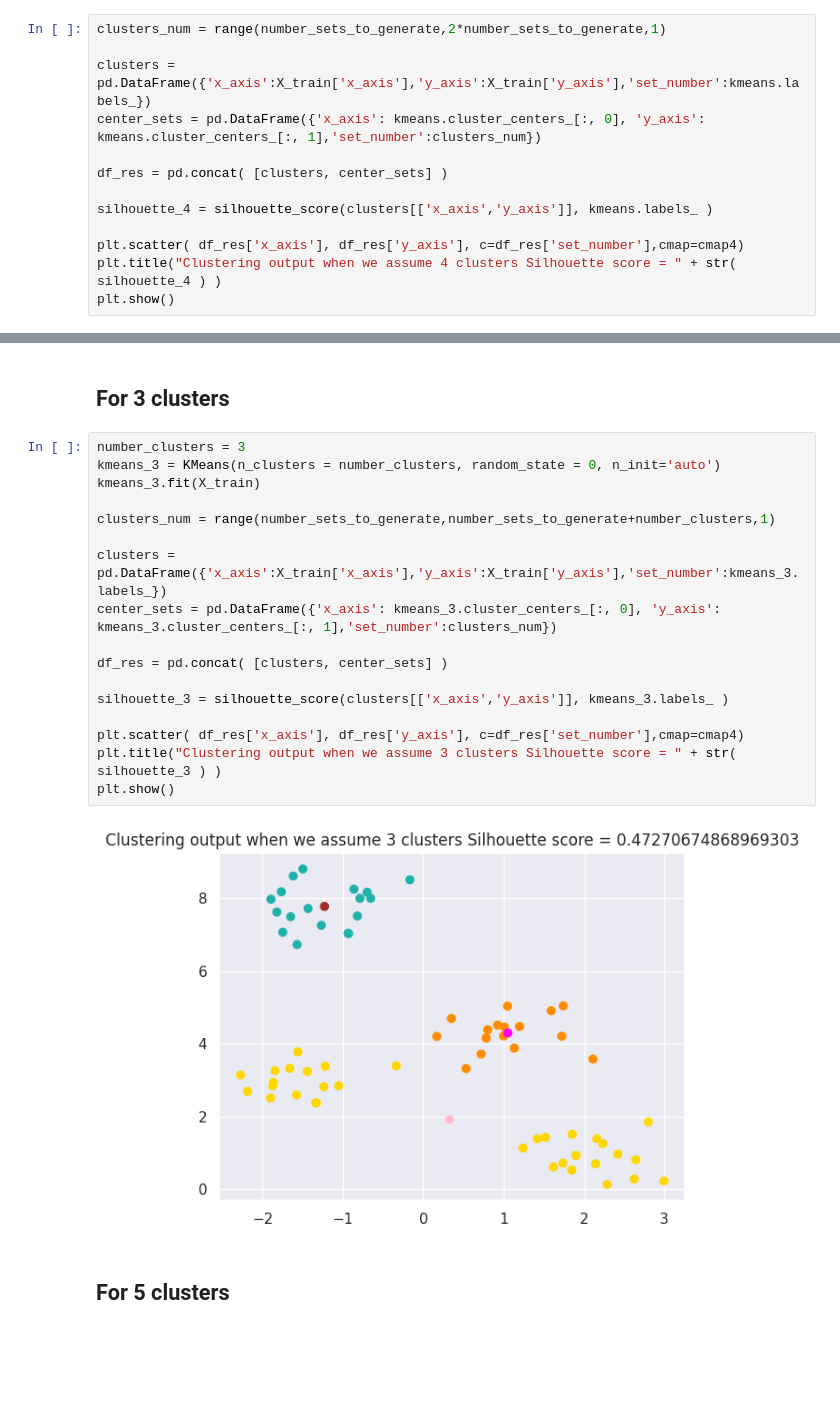
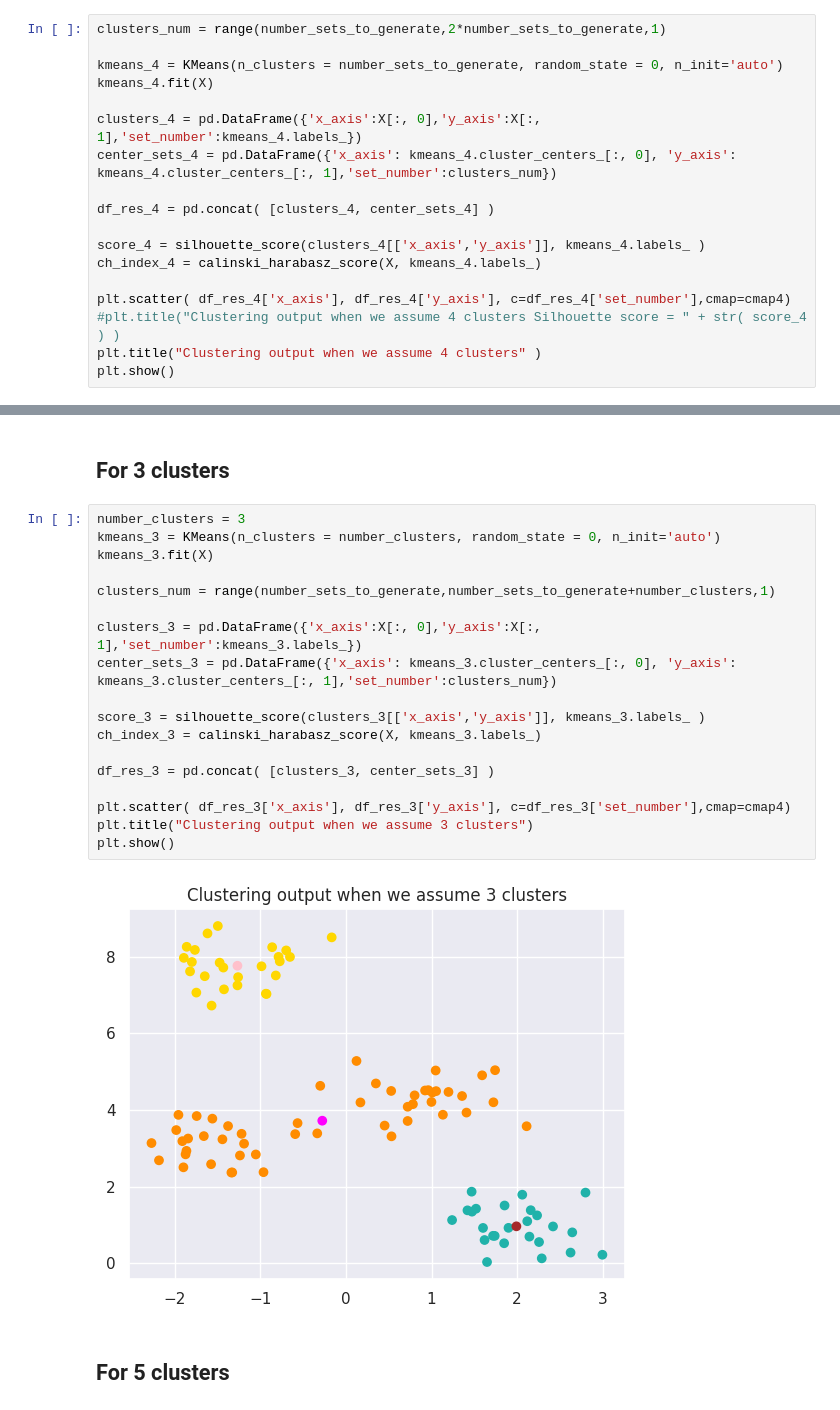
Before and after one commit to tstrakowski/jupyter_notebook, a Jupyter notebook: k-means.ipynb, the cells around one changed output, grey strips where cells are left out. Drawn from its saved outputs; the diff is of its cells as text; blank space fills up the shorter version.

```diff
--- a/k-means.ipynb
+++ b/k-means.ipynb
@@ -147,14 +137,19 @@ KMeans(n_clusters=4, random_state=0)
 # %%
 clusters_num = range(number_sets_to_generate,2*number_sets_to_generate,1)
 
-clusters = pd.DataFrame({'x_axis':X_train['x_axis'],'y_axis':X_train['y_axis'],'set_number':kmeans.labels_})
-center_sets = pd.DataFrame({'x_axis': kmeans.cluster_centers_[:, 0], 'y_axis': kmeans.cluster_centers_[:, 1],'set_number':clusters_num})
+kmeans_4 = KMeans(n_clusters = number_sets_to_generate, random_state = 0, n_init='auto')
+kmeans_4.fit(X)
 
-df_res = pd.concat( [clusters, center_sets] )
+clusters_4 = pd.DataFrame({'x_axis':X[:, 0],'y_axis':X[:, 1],'set_number':kmeans_4.labels_})
+center_sets_4 = pd.DataFrame({'x_axis': kmeans_4.cluster_centers_[:, 0], 'y_axis': kmeans_4.cluster_centers_[:, 1],'set_number':clusters_num})
 
-silhouette_4 = silhouette_score(clusters[['x_axis','y_axis']], kmeans.labels_ )
+df_res_4 = pd.concat( [clusters_4, center_sets_4] )
 
-plt.scatter( df_res['x_axis'], df_res['y_axis'], c=df_res['set_number'],cmap=cmap4)
-plt.title("Clustering output when we assume 4 clusters Silhouette score = " + str( silhouette_4 ) )
+score_4 = silhouette_score(clusters_4[['x_axis','y_axis']], kmeans_4.labels_ )
+ch_index_4 = calinski_harabasz_score(X, kmeans_4.labels_)
+
+plt.scatter( df_res_4['x_axis'], df_res_4['y_axis'], c=df_res_4['set_number'],cmap=cmap4)
+#plt.title("Clustering output when we assume 4 clusters Silhouette score = " + str( score_4 ) )
+plt.title("Clustering output when we assume 4 clusters" )
 plt.show()
 # %% [output]
@@ -164,22 +159,23 @@ plt.show()
 # %%
 number_clusters = 3
 kmeans_3 = KMeans(n_clusters = number_clusters, random_state = 0, n_init='auto')
-kmeans_3.fit(X_train)
+kmeans_3.fit(X)
 
 clusters_num = range(number_sets_to_generate,number_sets_to_generate+number_clusters,1)
 
-clusters = pd.DataFrame({'x_axis':X_train['x_axis'],'y_axis':X_train['y_axis'],'set_number':kmeans_3.labels_})
-center_sets = pd.DataFrame({'x_axis': kmeans_3.cluster_centers_[:, 0], 'y_axis': kmeans_3.cluster_centers_[:, 1],'set_number':clusters_num})
+clusters_3 = pd.DataFrame({'x_axis':X[:, 0],'y_axis':X[:, 1],'set_number':kmeans_3.labels_})
+center_sets_3 = pd.DataFrame({'x_axis': kmeans_3.cluster_centers_[:, 0], 'y_axis': kmeans_3.cluster_centers_[:, 1],'set_number':clusters_num})
 
-df_res = pd.concat( [clusters, center_sets] )
+score_3 = silhouette_score(clusters_3[['x_axis','y_axis']], kmeans_3.labels_ )
+ch_index_3 = calinski_harabasz_score(X, kmeans_3.labels_)
 
-silhouette_3 = silhouette_score(clusters[['x_axis','y_axis']], kmeans_3.labels_ )
+df_res_3 = pd.concat( [clusters_3, center_sets_3] )
 
-plt.scatter( df_res['x_axis'], df_res['y_axis'], c=df_res['set_number'],cmap=cmap4)
-plt.title("Clustering output when we assume 3 clusters Silhouette score = " + str( silhouette_3 ) )
+plt.scatter( df_res_3['x_axis'], df_res_3['y_axis'], c=df_res_3['set_number'],cmap=cmap4)
+plt.title("Clustering output when we assume 3 clusters")
 plt.show()
 # %% [output]
-[figure, old version]
+[figure, new version]
 # %% [markdown]
 <H2>For 5 clusters</H2>
 # %%
```
Also changed, not shown: parts of 27 cells of this notebook, 2 other files.
